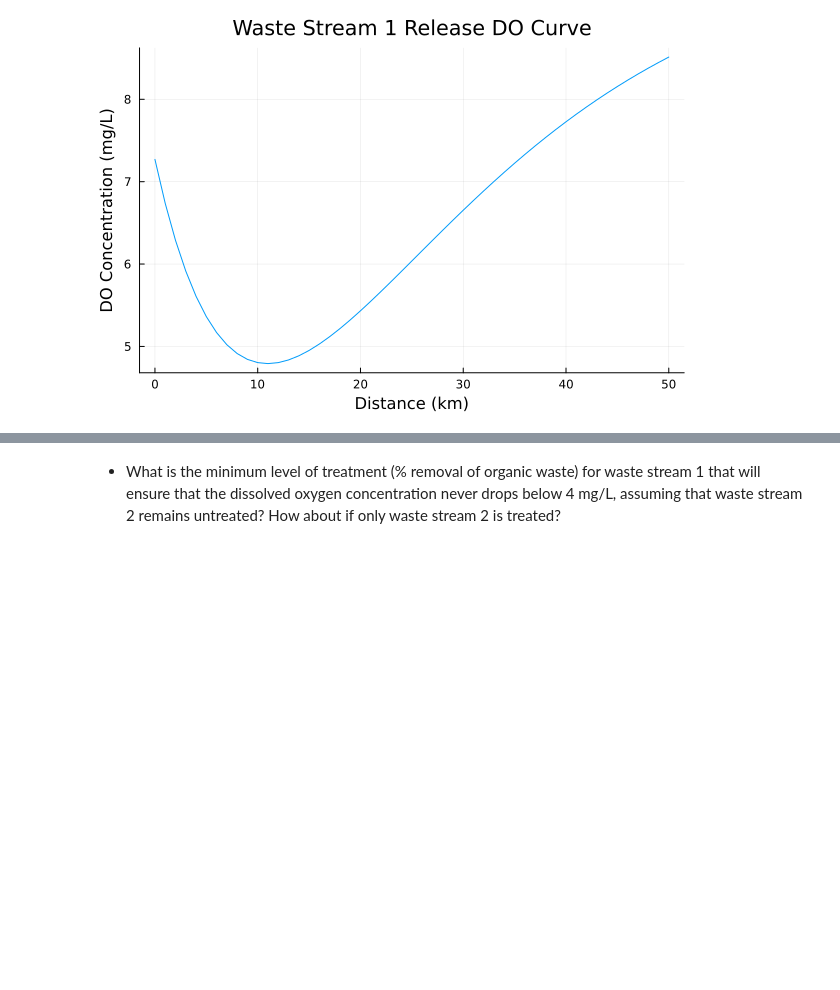
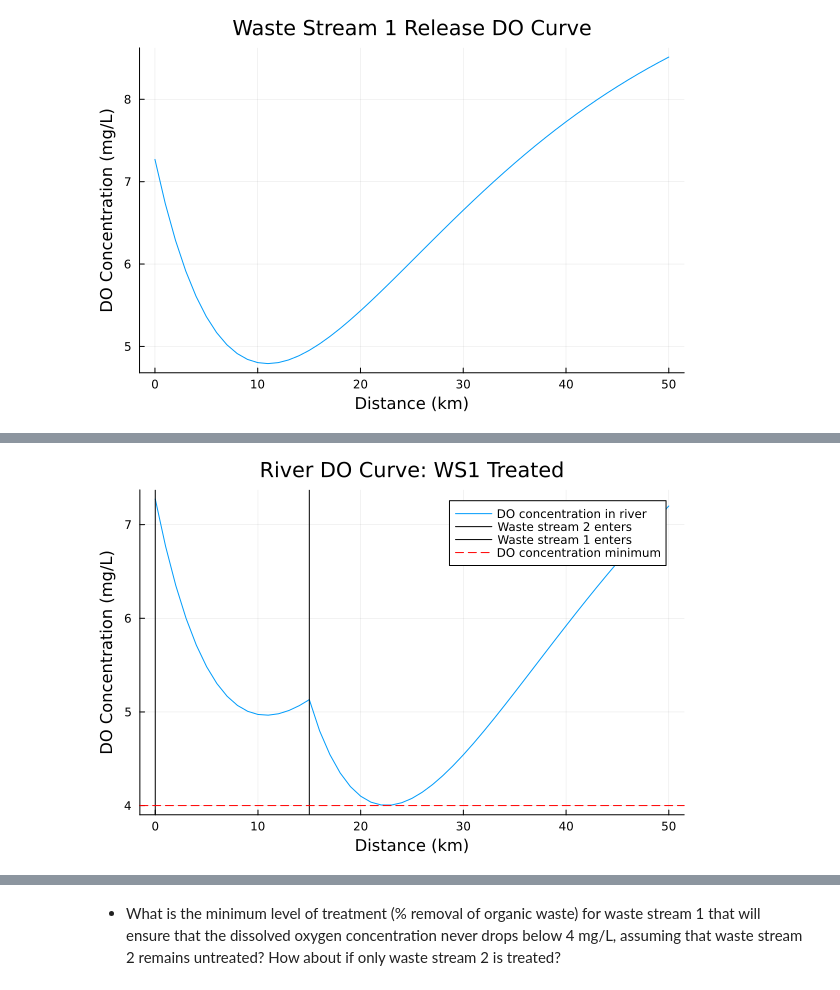
Before and after one commit to BEE4750-FA24/hw3-acute-triangle, a Jupyter notebook: hw03.ipynb, the cells around one changed output, grey strips where cells are left out. Saved outputs shown, nothing was run; the diff lists cells and outputs as text; code cells hidden in the pictures; blank space fills up the shorter version.

```diff
--- a/hw03.ipynb
+++ b/hw03.ipynb
@@ -284,0 +219,83 @@ hline!([4], color=:red, linestyle=:dash, label = "DO concentration minimum")
+# %%
+function do_simulate(x, C0, B0, N0, ka, kn, kc, Cs, U)
+    B = B0 * exp(-kc * x / U)
+    N = N0 * exp(-kn * x / U)
+    α1 = exp(-ka * x / U)
+    α2 = (kc/(ka-kc)) * (exp.(-kc * x / U) - exp(-ka * x / U))
+    α3 = (kn/(ka-kn)) * (exp(-kn * x / U) - exp(-ka * x / U))
+    C = Cs * (1 - α1) + (C0 * α1) - (B0 * α2) - (N0 * α3)
+    return (C, B, N)
+end
+
+# Initial river properties
+Q_in = 100000 #m^3/day
+C_in = 7.5 #mg/L
+B_in = 5 #mg/L
+N_in = 5 #mg/L
+
+# Waste stream 1 properties
+Q_1 = 10000 #m^3/day
+C_1 = 5 #mg/L
+B_1 = 50 #mg/L
+N_1 = 35 #mg/L
+
+# Waste stream 2 properties
+Q_2 = 15000 #m^3/day
+C_2 = 5 #mg/L
+B_2 = 45 #mg/L
+N_2 = 35 #mg/L
+
+# Decay values
+ka = 0.55 #/day
+kc = 0.35 #/day
+kn = 0.25 #/day
+
+Cs = 10 #mg/L
+U = 6 #km/day
+
+# Distance in km
+x_1 = 0:15
+x_2 = 1:35
+x_3 = 0:50
+
+# Concentrations after waste stream 1 is mixed into river
+WS1_C = ((Q_in * C_in) + (Q_1 * C_1)) / (Q_in + Q_1) #mg/L
+
+for i in 1:-0.01:0
+    WS1_B = ((Q_in * B_in) + (Q_1 * B_1 * i)) / (Q_in + Q_1) #mg/L
+    WS1_N = ((Q_in * N_in) + (Q_1 * N_1 * i)) / (Q_in + Q_1) #mg/L
+
+    # Evaluating model after waste stream 1 from 0 to 15 km
+    do_new = (y -> do_simulate(y, WS1_C, WS1_B, WS1_N, ka, kc, kn, Cs, U)).(x_1)
+    C_new = [d[1] for d in do_new]
+
+    # Concentrations in river at 15 km
+    C_15 = do_new[16][1]
+    B_15 = do_new[16][2]
+    N_15 = do_new[16][3]
+
+    # Concentrations after waste stream 2 is mixed into river
+    WS2_C = ((Q_2 * C_2) + ((Q_in + Q_1) * C_15)) / (Q_in + Q_1 + Q_2) #mg/L
+    WS2_B = ((Q_2 * B_2) + ((Q_in + Q_1) * B_15)) / (Q_in + Q_1 + Q_2) #mg/L
+    WS2_N = ((Q_2 * N_2) + ((Q_in + Q_1) * N_15)) / (Q_in + Q_1 + Q_2) #mg/L
+
+    # Evaluating model after waste stream 2 from 15 to 50 km
+    do_out = (y -> do_simulate(y, WS2_C, WS2_B, WS2_N, ka, kc, kn, Cs, U)).(x_2)
+    C_out = [d[1] for d in do_out]
+
+    # Check if all C_out are greater than 4 mg/L
+    if all(c > 4 for c in C_out)
+        println("CBOD(B_1): ", round(B_1 * i, digits=2), ", NBOD(N_1): ", round(N_1 * i, digits=2))
+        total_removal = round((1 - i) * 100, digits=2)
+        println("Total Organic Removal: ", total_removal, "%")
+        break
+    end
+end
+
+C_leave = append!(C_new, C_out)
+
+plot(x_3, C_leave, xlabel = "Distance (km)", ylabel = "DO Concentration (mg/L)", title = "River DO Curve: WS1 Treated", label = "DO concentration in river", legend=:topright)
+vline!([15], color=:black, label = "Waste stream 2 enters")
+vline!([0], color=:black, label = "Waste stream 1 enters")
+hline!([4], color=:red, linestyle=:dash, label = "DO concentration minimum")
+# %% [output]
@@ -284,0 +304 @@ hline!([4], color=:red, linestyle=:dash, label = "DO concentration minimum")
+[figure, added]
```
Also changed, not shown: parts of 12 cells of this notebook.
